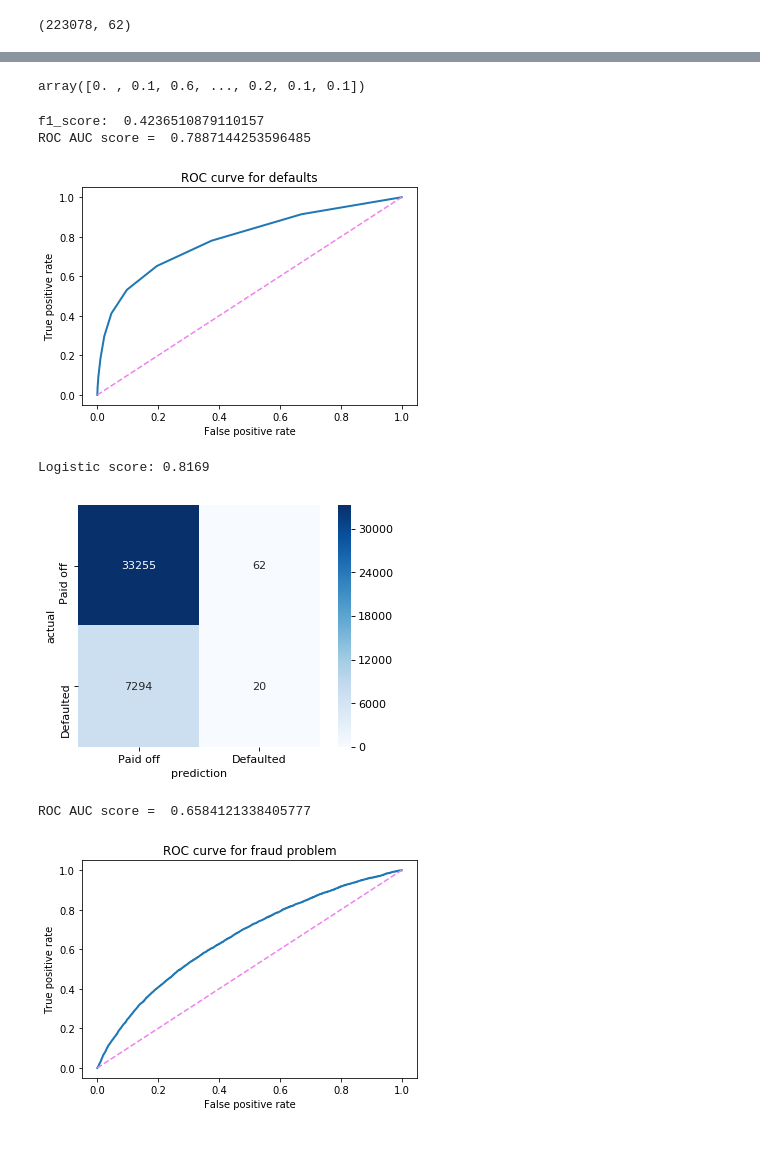
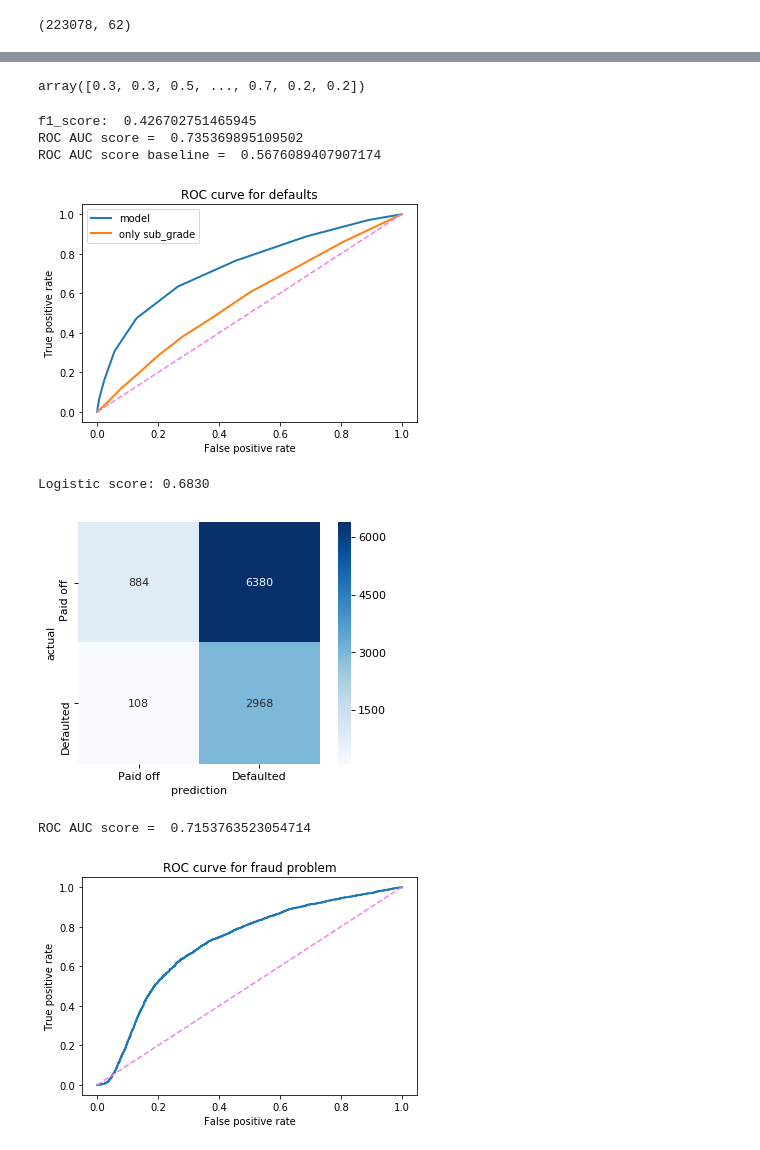
Before and after one commit to jeremyrchow/lending_club_default_model, a Jupyter notebook: EDA.ipynb, the cells around one changed output, grey strips where cells are left out. Drawn from its saved outputs; the diff is of its cells as text; code cells hidden in the pictures.

Commit message:
comparing model vs. sub_grade only feature model

```diff
--- a/EDA.ipynb
+++ b/EDA.ipynb
@@ -324 +328,5 @@ df.shape
+# %%
+df_temp = df.dropna()
+# Only look at low grades
+df_temp = df_temp.loc[df_temp['sub_grade'].apply(lambda element: ('D' in element) | ('E' in element))]
 # %%
@@ -369,0 +390,16 @@ make_confusion_matrix(clf)
+# %%
+def make_confusion_matrix(model, threshold=0.15):
+    # Predict class 1 if probability of being in class 1 is greater than threshold
+    # (model.predict(X_test) does this automatically with a threshold of 0.5)
+    y_predict = (model.predict_proba(X_test)[:, 1] >= threshold)
+    mat_confusion = confusion_matrix(y_test, y_predict)
+    plt.figure(dpi=80)
+    sns.heatmap(mat_confusion, cmap=plt.cm.Blues, annot=True, square=True, fmt='d',
+           xticklabels=['Paid off', 'Defaulted'],
+           yticklabels=['Paid off', 'Defaulted']);
+    plt.xlabel('prediction')
+    plt.ylabel('actual')
+
+cm = pd.DataFrame(confusion_matrix(y_test, predicted))
+sns.heatmap(cm, annot=True)
+make_confusion_matrix(clf)
@@ -370,48 +409,42 @@ make_confusion_matrix(clf)
 # %%
 clf.predict_proba(X_test)[:,1]
 # %% [output]
-array([0. , 0.1, 0.6, ..., 0.2, 0.1, 0.1])
+array([0.3, 0.3, 0.5, ..., 0.7, 0.2, 0.2])
 # %%
 
 
 fpr, tpr, thresholds = roc_curve(y_test, clf.predict_proba(X_test)[:,1])
+fpr_b, tpr_b, thresholds_b = roc_curve(yb_test, clf_b.predict_proba(Xb_test)[:,1])
 print('f1_score: ', f1_score(y_test,predicted))
-plt.plot(fpr, tpr,lw=2)
+plt.plot(fpr, tpr,lw=2, label = 'model')
+plt.plot(fpr_b,tpr_b,lw=2, label = 'only sub_grade')
 plt.plot([0,1],[0,1],c='violet',ls='--')
 plt.xlim([-0.05,1.05])
 plt.ylim([-0.05,1.05])
-
+plt.legend(loc='upper left')
 
 plt.xlabel('False positive rate')
 plt.ylabel('True positive rate')
 plt.title('ROC curve for defaults');
 print("ROC AUC score = ", roc_auc_score(y_test, clf.predict_proba(X_test)[:,1]))
+print("ROC AUC score baseline = ", roc_auc_score(yb_test, clf_b.predict_proba(Xb_test)[:,1]))
 # %% [output]
-f1_score:  0.4236510879110157
-ROC AUC score =  0.7887144253596485
+f1_score:  0.426702751465945
+ROC AUC score =  0.735369895109502
+ROC AUC score baseline =  0.5676089407907174
-[figure, old version]
+[figure, new version]
 # %%
 # Let's make a slightly better model
 X_train, X_test, y_train, y_test = train_test_split(X, y, test_size=0.2, random_state=123456)
 lm = LogisticRegression(C = 100)
 lm.fit(X_train, y_train)
 print("Logistic score: {:6.4f}".format(lm.score(X_train,y_train)))
 
-def make_confusion_matrix(model, threshold=0.5):
-    # Predict class 1 if probability of being in class 1 is greater than threshold
-    # (model.predict(X_test) does this automatically with a threshold of 0.5)
-    y_predict = (model.predict_proba(X_test)[:, 1] >= threshold)
-    mat_confusion = confusion_matrix(y_test, y_predict)
-    plt.figure(dpi=80)
-    sns.heatmap(mat_confusion, cmap=plt.cm.Blues, annot=True, square=True, fmt='d',
-           xticklabels=['Paid off', 'Defaulted'],
-           yticklabels=['Paid off', 'Defaulted']);
-    plt.xlabel('prediction')
-    plt.ylabel('actual')
+
 make_confusion_matrix(lm)
 # %% [output]
-Logistic score: 0.8169
+Logistic score: 0.6830
-[figure, old version]
+[figure, new version]
 # %%
 
 fpr, tpr, thresholds = roc_curve(y_test, lm.predict_proba(X_test)[:,1])
@@ -427,5 +460,5 @@ plt.ylabel('True positive rate')
 plt.title('ROC curve for fraud problem');
 print("ROC AUC score = ", roc_auc_score(y_test, lm.predict_proba(X_test)[:,1]))
 # %% [output]
-ROC AUC score =  0.6584121338405777
+ROC AUC score =  0.7153763523054714
-[figure, old version]
+[figure, new version]
```
Also changed, not shown: parts of 11 cells of this notebook.
